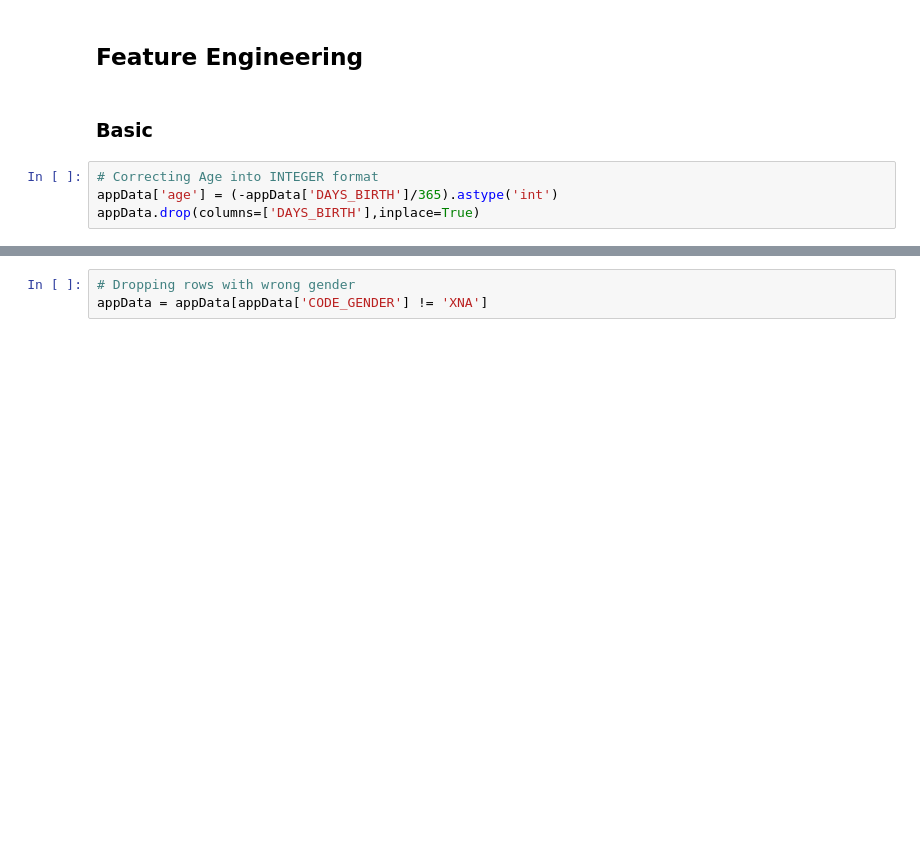
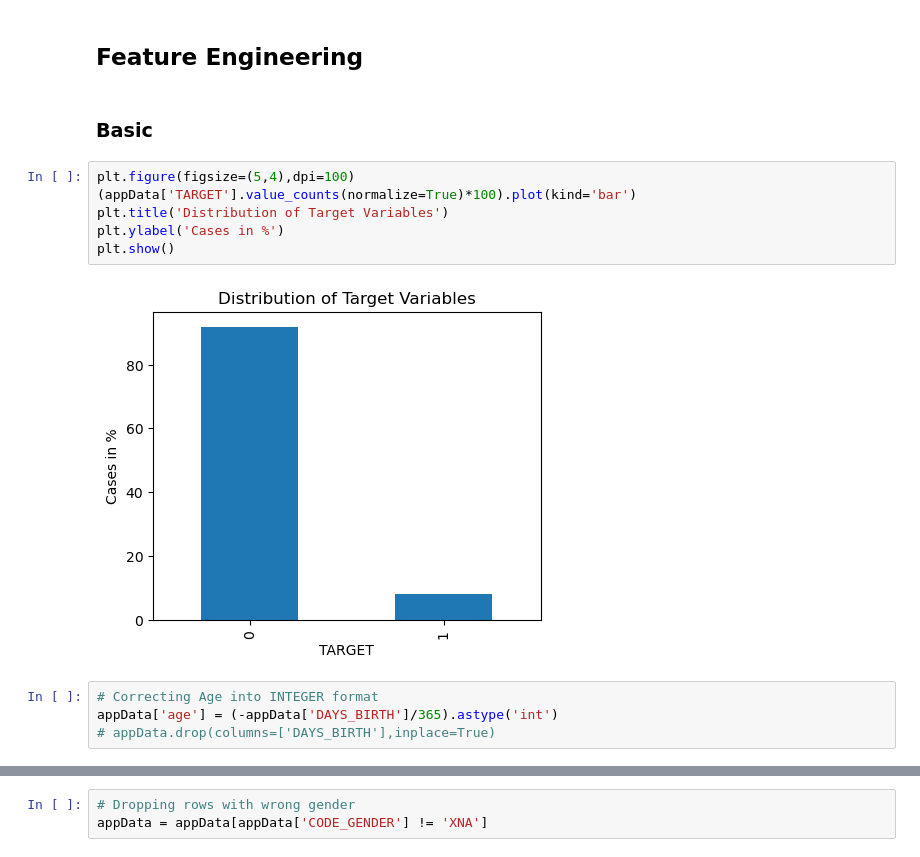
Before and after one commit to aver81/Loan-Defaulter-Classification, a Jupyter notebook: notebooks/LoanDefaulterEDA.ipynb, the cells around one changed output, grey strips where cells are left out. Drawn from its saved outputs; the diff is of its cells as text; blank space fills up the shorter version.

```diff
--- a/notebooks/LoanDefaulterEDA.ipynb
+++ b/notebooks/LoanDefaulterEDA.ipynb
@@ -149,7 +124,15 @@ for _,row in appDes.iterrows():
 ## Feature Engineering
 # %% [markdown]
 ### Basic
+# %%
+plt.figure(figsize=(5,4),dpi=100)
+(appData['TARGET'].value_counts(normalize=True)*100).plot(kind='bar')
+plt.title('Distribution of Target Variables')
+plt.ylabel('Cases in %')
+plt.show()
+# %% [output]
+[figure, added]
 # %%
 # Correcting Age into INTEGER format
 appData['age'] = (-appData['DAYS_BIRTH']/365).astype('int')
-appData.drop(columns=['DAYS_BIRTH'],inplace=True)
+# appData.drop(columns=['DAYS_BIRTH'],inplace=True)
```
Also changed, not shown: parts of 32 cells of this notebook, 1 other file.
